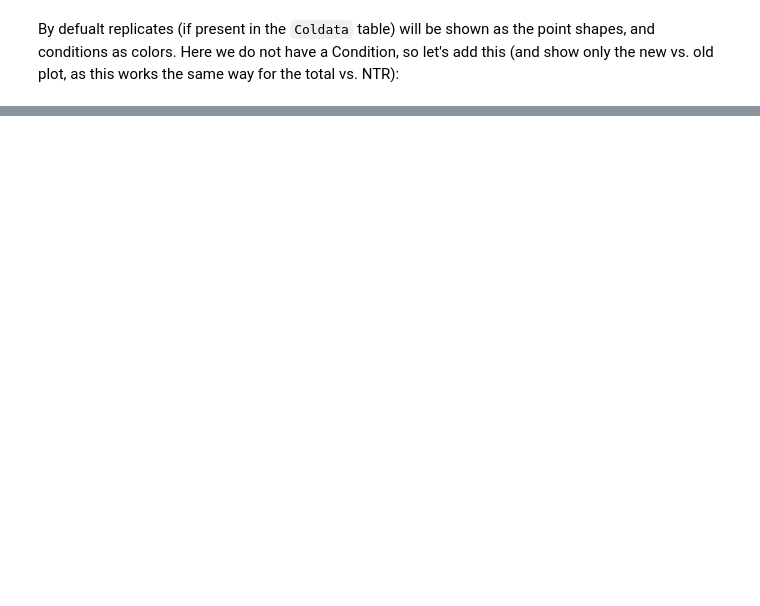
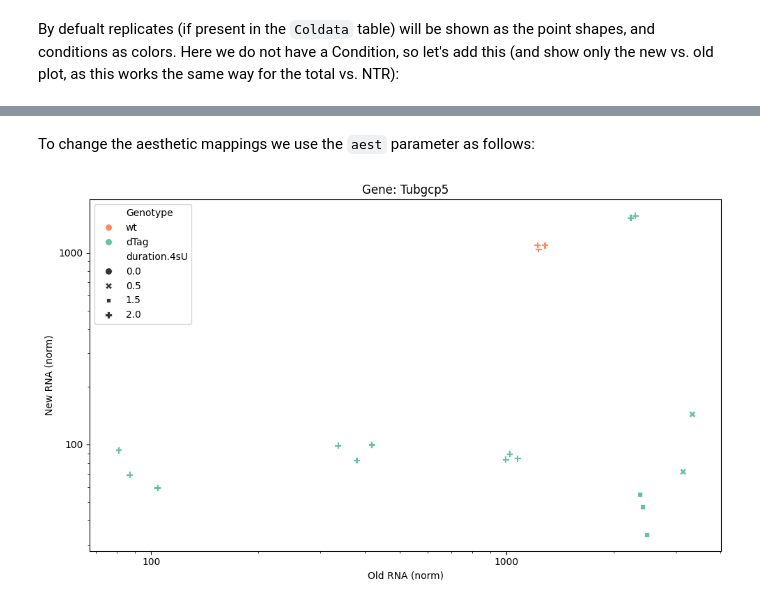
Before and after one commit to maus2310/GrandPy, a Jupyter notebook: docs/notebooks/notebook_05_plotting.ipynb, the cells around one changed output, grey strips where cells are left out. Cells and saved outputs as stored; diff of their text form; code cells hidden in the pictures; blank space fills up the shorter version.

```diff
--- a/docs/notebooks/notebook_05_plotting.ipynb
+++ b/docs/notebooks/notebook_05_plotting.ipynb
@@ -51,0 +49,6 @@ gp.plot_gene_old_vs_new(banp, gene = "Tubgcp5")
+# %% [markdown]
+To change the aesthetic mappings we use the `aest` parameter as follows:
+# %%
+gp.plot_gene_old_vs_new(banp, "Tubgcp5", aest={"color": "Genotype", "shape": "duration.4sU"})
+# %% [output]
+[figure, added]
```
Also changed, not shown: parts of 35 cells of this notebook.
